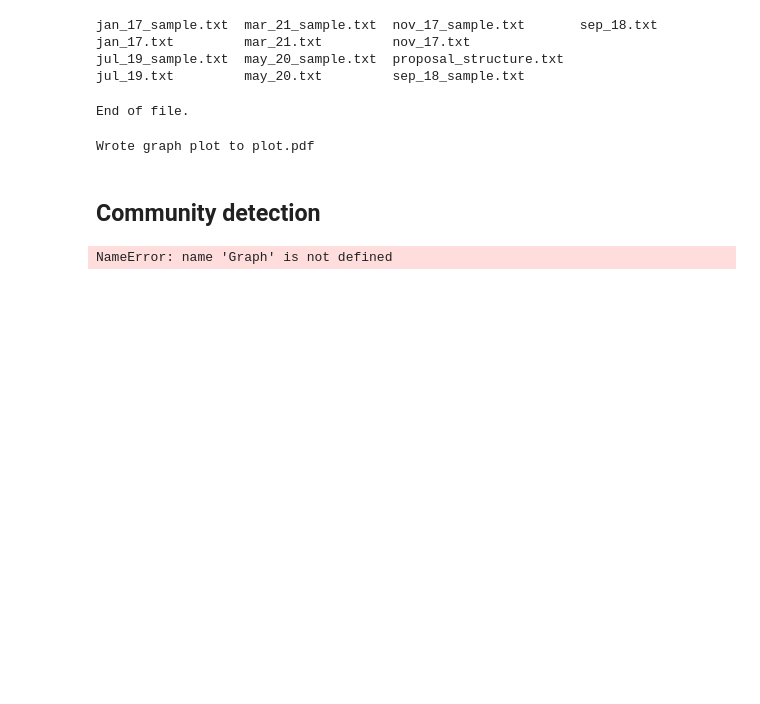
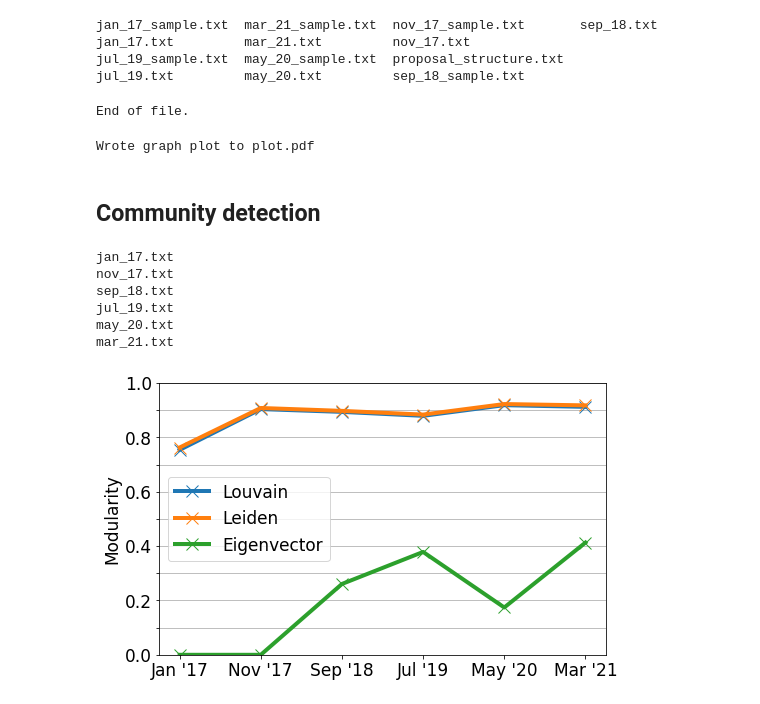
Before and after one commit to QuintenBruynseraede/ALSSN, a Jupyter notebook: code/clustering.ipynb, the cells around one changed output. Saved outputs shown, nothing was run; the diff lists cells and outputs as text; code cells hidden in the pictures; blank space fills up the shorter version.

Commit message:
3 different clusterings compared

```diff
--- a/code/clustering.ipynb
+++ b/code/clustering.ipynb
@@ -127,15 +127,48 @@ Wrote graph plot to plot.pdf
 ## Community detection
 # %%
 # jan_17.txt nov_17.txt sep_18.txt jul_19.txt may_20.txt mar_21.txt
-file = "mar_21.txt"
-g = Graph.Read_Ncol(file, directed=True)
+# num_eigenvector = []
+# mod_eigenvector = []
+# num_louvain = []
+# mod_louvain = []
+num_leiden = []
+mod_leiden = []
 
-lead = g.community_leading_eigenvector()
-print(lead.modularity)
-walktrap = g.community_walktrap()
-walktrap_cl = walktrap.as_clustering()
-print(walktrap_cl.modularity)
-# lvn = g.community_multilevel(weights=None)
-# print(lvn.modularity)
+for file in ["jan_17.txt", "nov_17.txt", "sep_18.txt", "jul_19.txt", "may_20.txt", "mar_21.txt"]:
+    g = Graph.Read_Ncol(file, directed=True)
+    print(file)
+
+    # lead = g.community_leading_eigenvector(clusters=100)
+    # num_eigenvector.append(len(lead))
+    # mod_eigenvector.append(lead.modularity)
+
+    # lvn = g.as_undirected().community_multilevel(weights=None)
+    # num_louvain.append(len(lvn))
+    # mod_louvain.append(lvn.modularity)
+
+    leiden = g.as_undirected().community_leiden(objective_function="modularity",n_iterations=10)
+    num_leiden.append(len(leiden))
+    mod_leiden.append(leiden.modularity)
 # %% [output]
-NameError: name 'Graph' is not defined
+jan_17.txt
+nov_17.txt
+sep_18.txt
+jul_19.txt
+may_20.txt
+mar_21.txt
+# %%
+plt.rcParams.update({'font.size': 17})
+plt.plot(range(6),mod_louvain,linestyle="-",marker="x",linewidth=4,markersize=12)
+plt.plot(range(6),mod_leiden,linestyle="-",marker="x",linewidth=4,markersize=12)
+plt.plot(range(6),mod_eigenvector,linestyle="-",marker="x",linewidth=4,markersize=12)
+plt.legend(labels=["Louvain","Leiden","Eigenvector"])
+plt.yticks([t/10 for t in range(0,11)],[str(x) if 100*x%20==0 else "" for x in[t/10 for t in range(0,11)]])
+plt.grid(axis="y")
+plt.xticks(range(6),["Jan '17", "Nov '17", "Sep '18", "Jul '19", "May '20", "Mar '21"])
+plt.ylabel("Modularity")
+plt.ylim(0,1)
+f = plt.gcf()
+f.set_size_inches(8,5)
+plt.savefig("plots/clusters_modularity.pdf",bbox_inches="tight")
+# %% [output]
+[figure, added]
```
Also changed, not shown: parts of 4 cells of this notebook.
